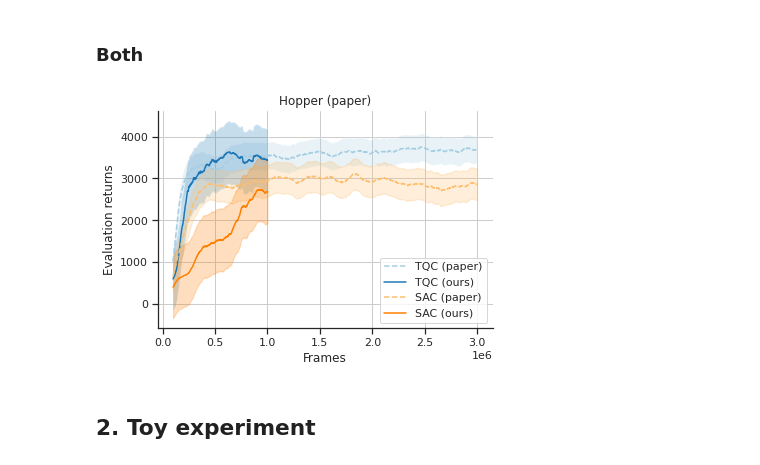
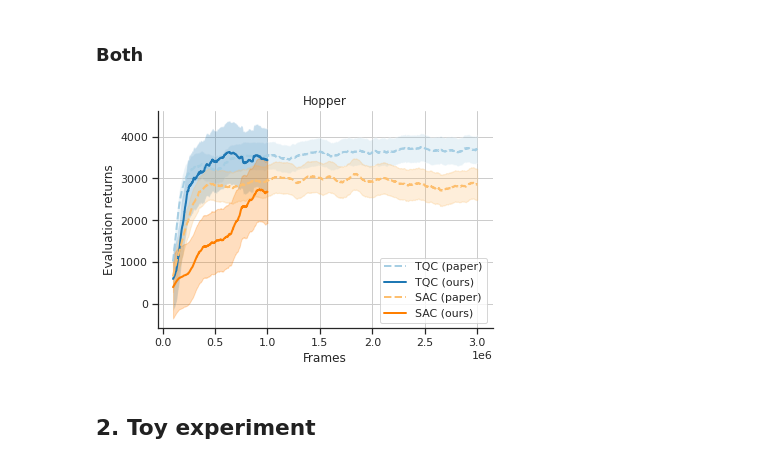
Before and after one commit to julesdubr/iar_tqc, a Jupyter notebook: plot.ipynb, the cells around one changed output. Cells and saved outputs as stored; diff of their text form; code cells hidden in the pictures.

```diff
--- a/plot.ipynb
+++ b/plot.ipynb
@@ -192,36 +165,36 @@ fig.savefig(
 # %%
 sns.set_theme(style="ticks", palette="Paired", rc=custom_params)
 
 fig, ax = plt.subplots(figsize=(6,4))
 
-ax.plot(t, t_smoothed, label="TQC (paper)", linestyle="--")
+ax.plot(t, t_smoothed, label="TQC (paper)", linestyle="--", linewidth=2)
 ax.fill_between(t, t_smoothed + t_std, t_smoothed - t_std, alpha=0.25)
 
-ax.plot(timesteps, tqc_mean, label="TQC (ours)")
+ax.plot(timesteps, tqc_mean, label="TQC (ours)", linewidth=2)
 ax.fill_between(timesteps, tqc_mean + tqc_std, tqc_mean - tqc_std, alpha=0.25)
 
-ax.plot(t, s_smoothed, label="SAC (paper)", color="#fdbf6f", linestyle="--")
+ax.plot(t, s_smoothed, label="SAC (paper)", color="#fdbf6f", linestyle="--", linewidth=2)
 ax.fill_between(t, s_smoothed + s_std, s_smoothed - s_std, color="#fdbf6f", alpha=0.25)
 
-ax.plot(timesteps, sac_mean, label="SAC (ours)", color="#ff7f00")
+ax.plot(timesteps, sac_mean, label="SAC (ours)", color="#ff7f00", linewidth=2)
 ax.fill_between(timesteps, sac_mean + sac_std, sac_mean - sac_std, color="#ff7f00", alpha=0.25)
 
 # Params
-ax.set_title(f"{env[:-3]} (paper)")
+ax.set_title(f"{env[:-3]}")
 ax.set_xlabel("Frames")
 ax.set_ylabel("Evaluation returns")
 ax.legend(loc="lower right")
 
 plt.show()
 fig.savefig(
     f"plots/{env[:-3].lower()}_tqc_sac_both.png",
-    facecolor="white",
-    transparent=False,
+    dpi=200,
+    bbox_inches="tight"
 )
 
 sns.set_theme(style="ticks", palette="tab10", rc=custom_params)
 # %% [output]
-[figure, old version]
+[figure, new version]
 # %% [markdown]
 ## 2. Toy experiment
 # %% [markdown]
```
Also changed, not shown: parts of 9 cells of this notebook, 13 other files.
